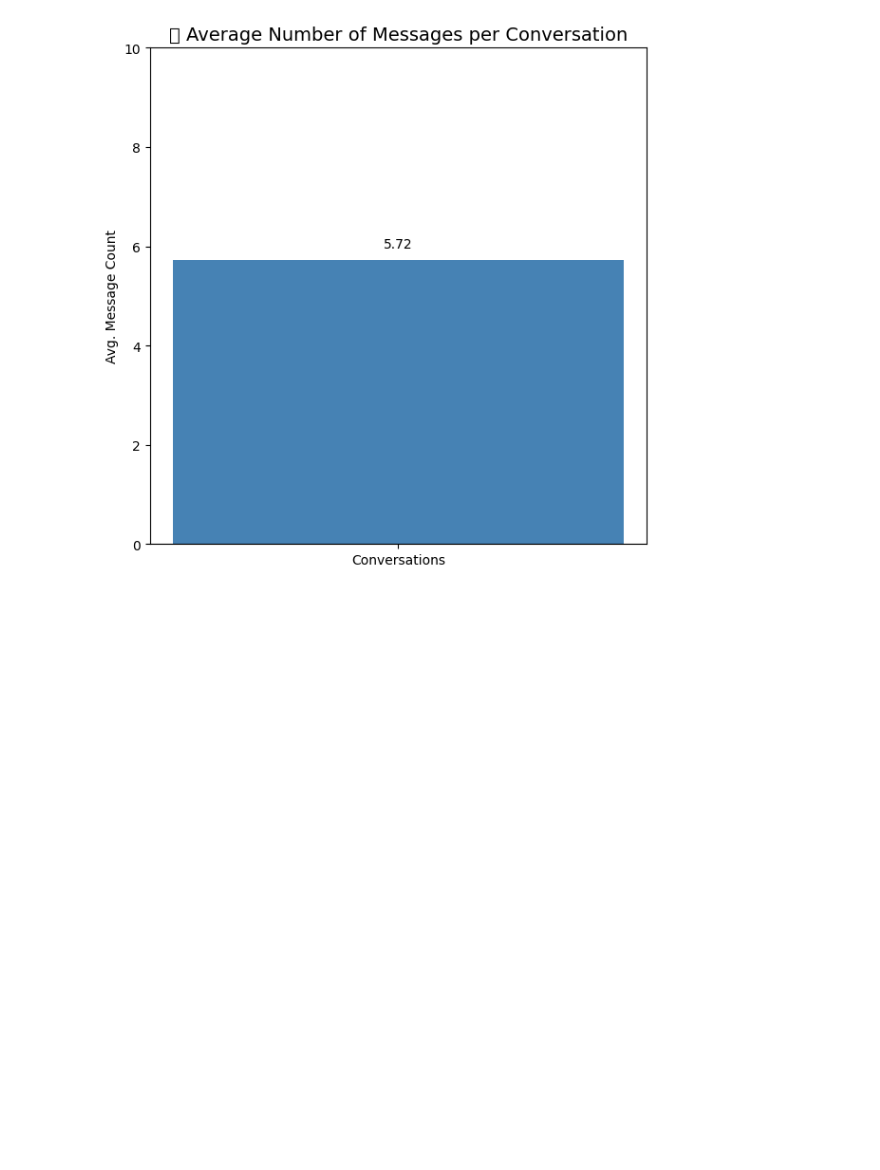
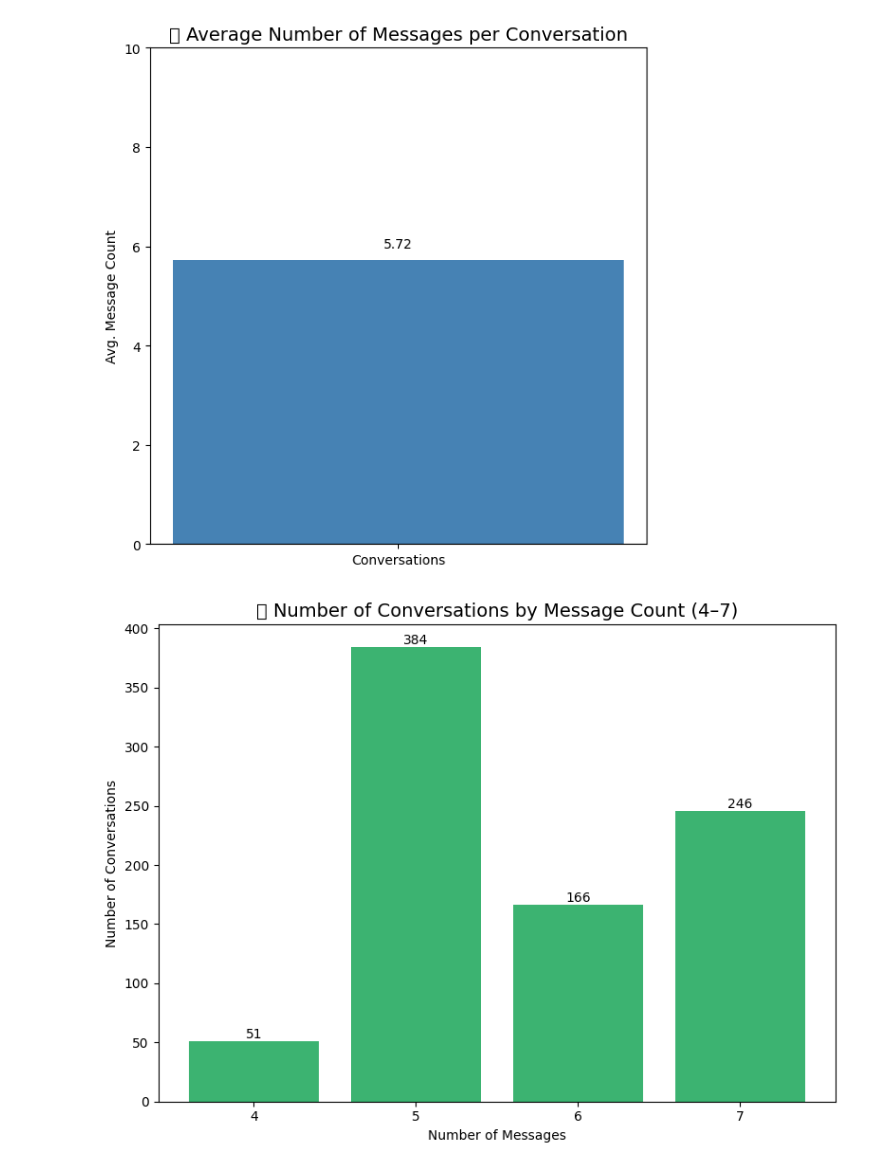
Before and after one commit to Hiida3li/DE-cycle, a Jupyter notebook: data_initial/synthetic_initial.ipynb, the cells around one changed output. Saved outputs shown, nothing was run; the diff lists cells and outputs as text; code cells hidden in the pictures; blank space fills up the shorter version.

```diff
--- a/data_initial/synthetic_initial.ipynb
+++ b/data_initial/synthetic_initial.ipynb
@@ -55,3 +55,40 @@ plt.tight_layout()
 plt.show()
 # %% [output]
 [figure]
+# %%
+import json
+import pandas as pd
+import matplotlib.pyplot as plt
+
+# Load dataset
+with open("gulf_chats_merged_all.json", "r", encoding="utf-8") as f:
+    data = json.load(f)
+
+# Convert to DataFrame
+df = pd.DataFrame(data)
+
+# Count number of messages per conversation
+df['message_count'] = df['messages'].apply(len)
+
+# Count how many conversations have 4, 5, 6, ... messages
+message_dist = df['message_count'].value_counts().sort_index()
+
+# Filter for message counts between 4 and 7 (or more, adjust as needed)
+filtered_dist = message_dist[(message_dist.index >= 4) & (message_dist.index <= 7)]
+
+# Plot
+plt.figure(figsize=(8, 6))
+bars = plt.bar(filtered_dist.index.astype(str), filtered_dist.values, color='mediumseagreen')
+plt.title("📊 Number of Conversations by Message Count (4–7)", fontsize=14)
+plt.xlabel("Number of Messages")
+plt.ylabel("Number of Conversations")
+
+# Annotate bars
+for bar in bars:
+    height = bar.get_height()
+    plt.text(bar.get_x() + bar.get_width()/2., height, f'{height}', ha='center', va='bottom')
+
+plt.tight_layout()
+plt.show()
+# %% [output]
+[figure, added]
```
